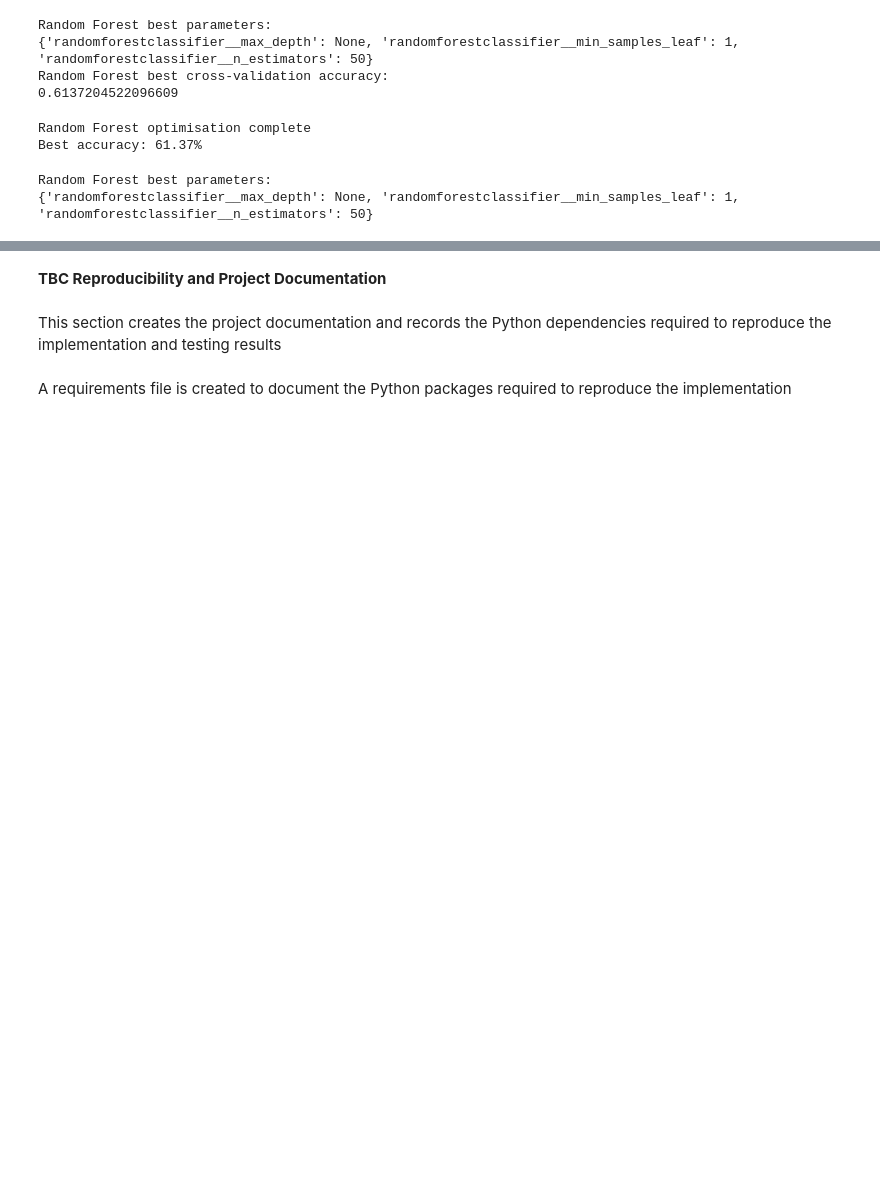
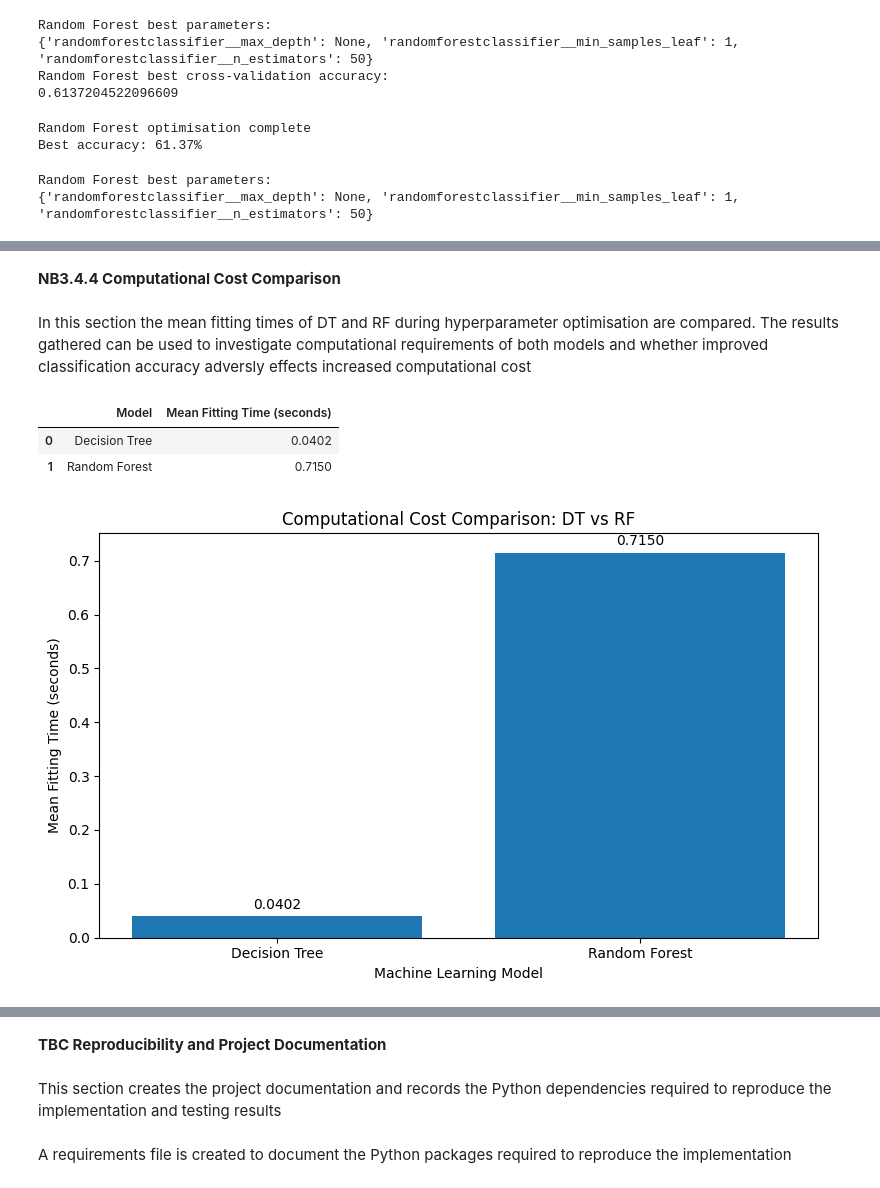
Before and after one commit to hoseking86/GTZAN-Assignment2, a Jupyter notebook: GTZAN_Assignment2.ipynb, the cells around one changed output, grey strips where cells are left out. Cells and saved outputs as stored; diff of their text form; code cells hidden in the pictures; blank space fills up the shorter version.

```diff
--- a/GTZAN_Assignment2.ipynb
+++ b/GTZAN_Assignment2.ipynb
@@ -715,0 +839,49 @@ Random Forest mean fitting time:
+# %% [markdown]
+**NB3.4.4 Computational Cost Comparison**
+# %% [markdown]
+In this section the mean fitting times of DT and RF during hyperparameter optimisation are compared. The results gathered can be used to investigate  computational requirements of both models and whether improved classification accuracy adversly effects increased computational cost
+# %%
+# Retrieve the mean fitting times from GridSearchCV
+dt_fit_time = dt_grid_search.cv_results_["mean_fit_time"].mean()
+rf_fit_time = rf_grid_search.cv_results_["mean_fit_time"].mean()
+
+# Create a DataFrame to compare the results
+fit_time_results = pd.DataFrame({
+    "Model": ["Decision Tree", "Random Forest"],
+    "Mean Fitting Time (seconds)": [
+        dt_fit_time,
+        rf_fit_time
+    ]
+})
+
+# Display the comparison table
+display(fit_time_results.round(4))
+# %% [output]
+|  | Model | Mean Fitting Time (seconds) |
+| 0 | Decision Tree | 0.0402 |
+| 1 | Random Forest | 0.7150 |
+# %%
+# Create a bar chart comparing mean fitting times
+fig, ax = plt.subplots(figsize=(8, 5))
+
+# Plot the mean fitting times
+bars = ax.bar(
+    fit_time_results["Model"],
+    fit_time_results["Mean Fitting Time (seconds)"]
+)
+
+# Add chart labels and title
+ax.set_xlabel("Machine Learning Model")
+ax.set_ylabel("Mean Fitting Time (seconds)")
+ax.set_title("Computational Cost Comparison: DT vs RF")
+
+# Display fitting times above each bar
+ax.bar_label(bars, fmt="%.4f", padding=3)
+
+# Adjust the chart layout
+plt.tight_layout()
+
+# Display the chart
+plt.show()
+# %% [output]
+[figure, added]
```
Also changed, not shown: parts of 25 cells of this notebook.
